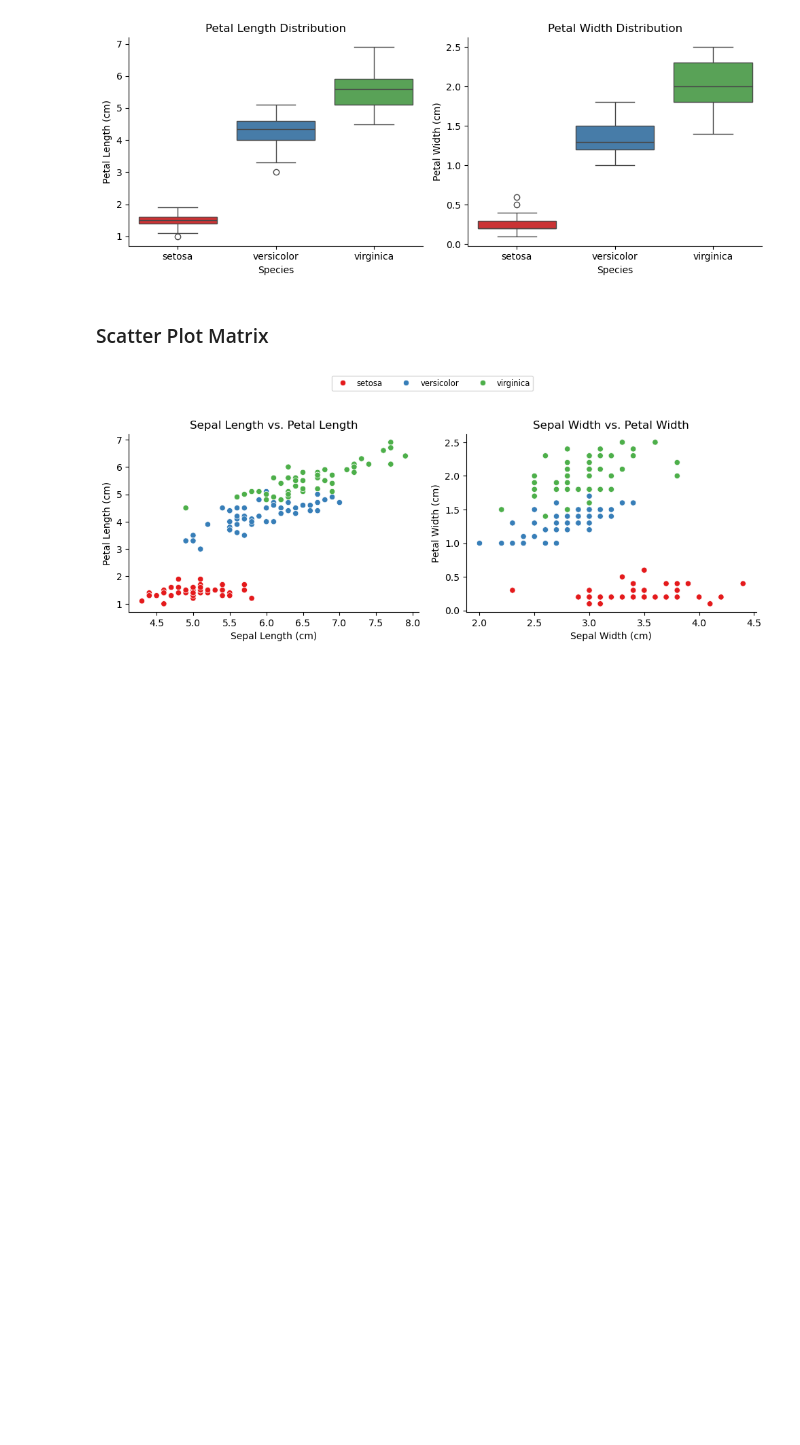
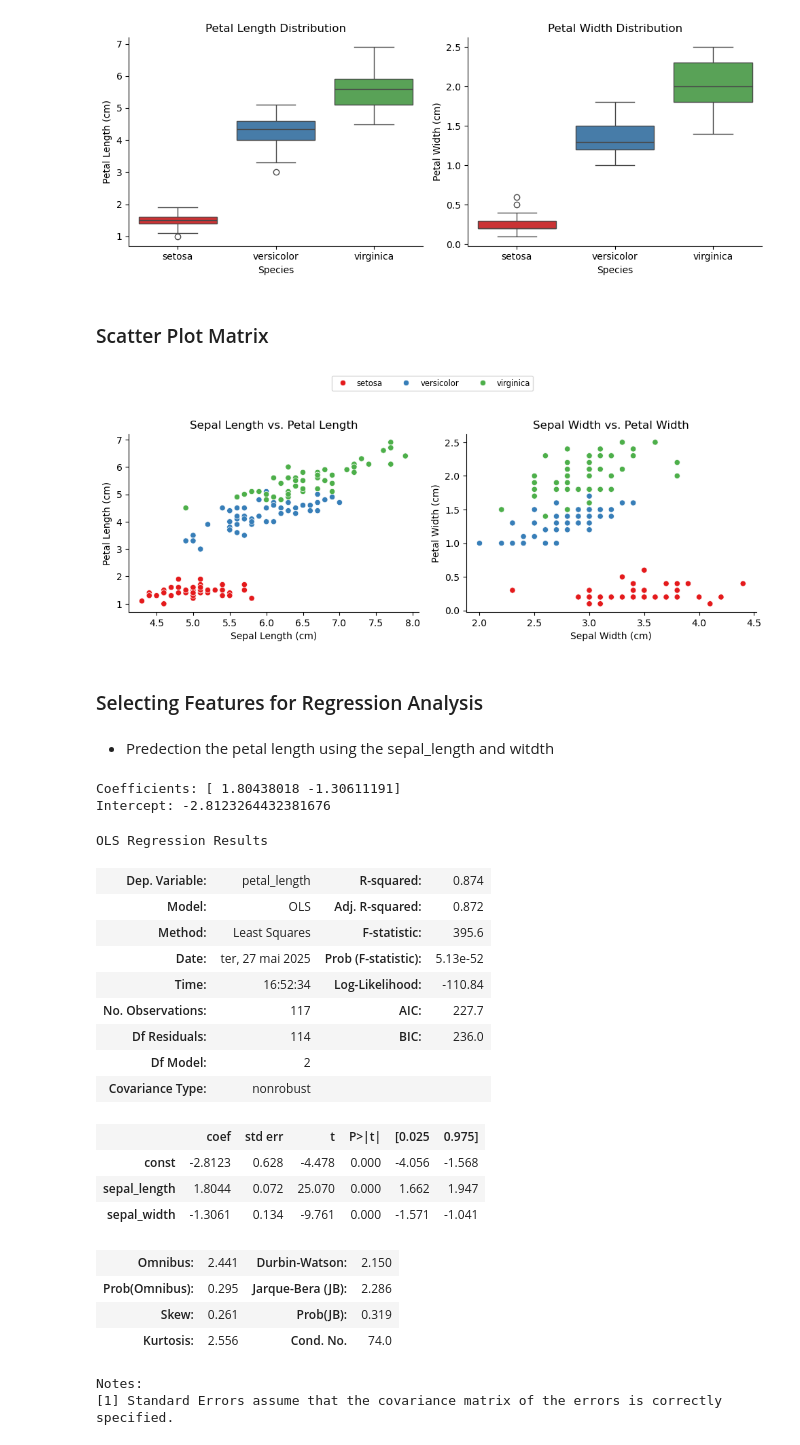
Before and after one commit to modyreturn/Codveda_Iris_Analysis, a Jupyter notebook: Iris_Codveda.ipynb, the cells around one changed output. Drawn from its saved outputs; the diff is of its cells as text; code cells hidden in the pictures; blank space fills up the shorter version.

```diff
--- a/Iris_Codveda.ipynb
+++ b/Iris_Codveda.ipynb
@@ -320,3 +325,7 @@ plt.subplots_adjust(top=0.8)
 plt.show()
 # %% [output]
 [figure]
+# %% [markdown]
+### Selecting Features for Regression Analysis
+# %% [markdown]
+-   Predection the petal length using the sepal_length and witdth
@@ -322,0 +338,37 @@ plt.show()
+# %%
+#using scukit-learn's LinearRegression model for prediction
+model = LinearRegression()
+model.fit(X_train, y_train)
+
+print("Coefficients:", model.coef_)
+print("Intercept:", model.intercept_)
+# %% [output]
+Coefficients: [ 1.80438018 -1.30611191]
+Intercept: -2.8123264432381676
+# %%
+#using statsmodels for detailed regression analysis
+X_train_sm = sm.add_constant(X_train)
+sm_model = sm.OLS(y_train, X_train_sm).fit()
+
+sm_model.summary()
+# %% [output]
+OLS Regression Results
+| Dep. Variable: | petal_length | R-squared: | 0.874 |
+| Model: | OLS | Adj. R-squared: | 0.872 |
+| Method: | Least Squares | F-statistic: | 395.6 |
+| Date: | ter, 27 mai 2025 | Prob (F-statistic): | 5.13e-52 |
+| Time: | 16:52:34 | Log-Likelihood: | -110.84 |
+| No. Observations: | 117 | AIC: | 227.7 |
+| Df Residuals: | 114 | BIC: | 236.0 |
+| Df Model: | 2 |  |  |
+| Covariance Type: | nonrobust |  |  |
+|  | coef | std err | t | P>|t| | [0.025 | 0.975] |
+| const | -2.8123 | 0.628 | -4.478 | 0.000 | -4.056 | -1.568 |
+| sepal_length | 1.8044 | 0.072 | 25.070 | 0.000 | 1.662 | 1.947 |
+| sepal_width | -1.3061 | 0.134 | -9.761 | 0.000 | -1.571 | -1.041 |
+| Omnibus: | 2.441 | Durbin-Watson: | 2.150 |
+| Prob(Omnibus): | 0.295 | Jarque-Bera (JB): | 2.286 |
+| Skew: | 0.261 | Prob(JB): | 0.319 |
+| Kurtosis: | 2.556 | Cond. No. | 74.0 |
+Notes:
+[1] Standard Errors assume that the covariance matrix of the errors is correctly specified.
```
Also changed, not shown: parts of 7 cells of this notebook, 1 other file.
